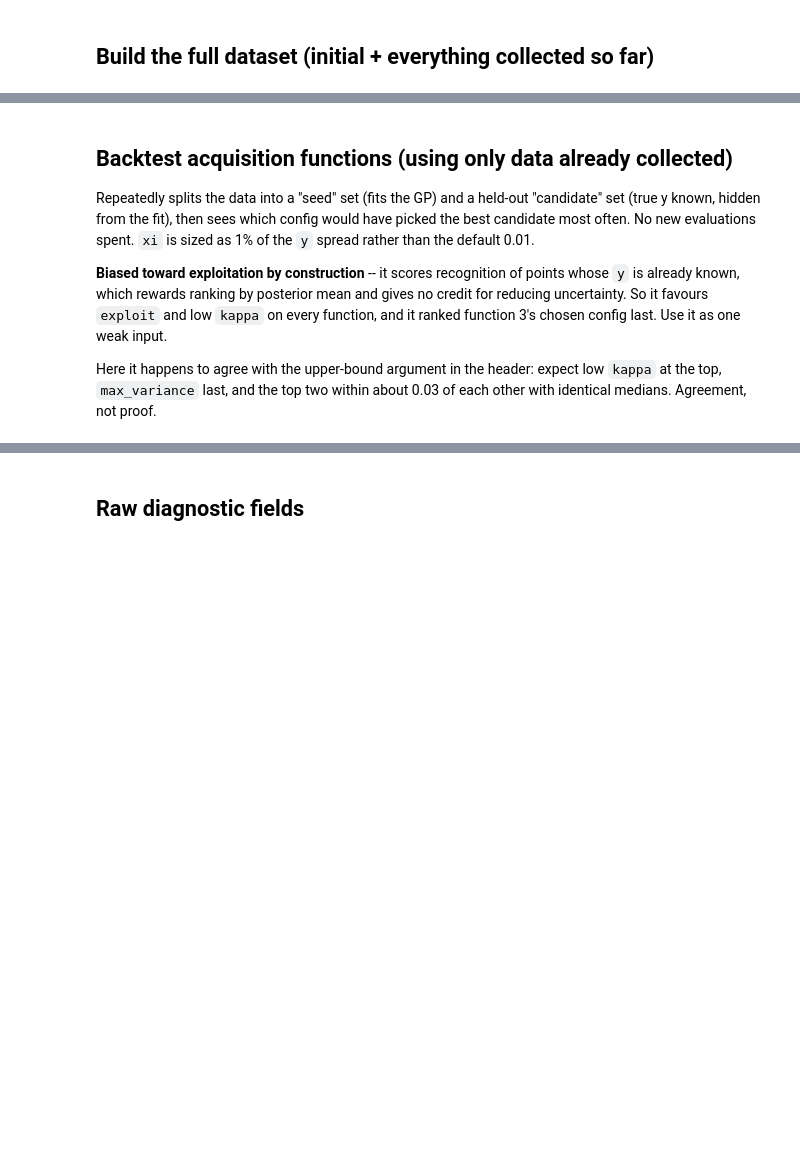
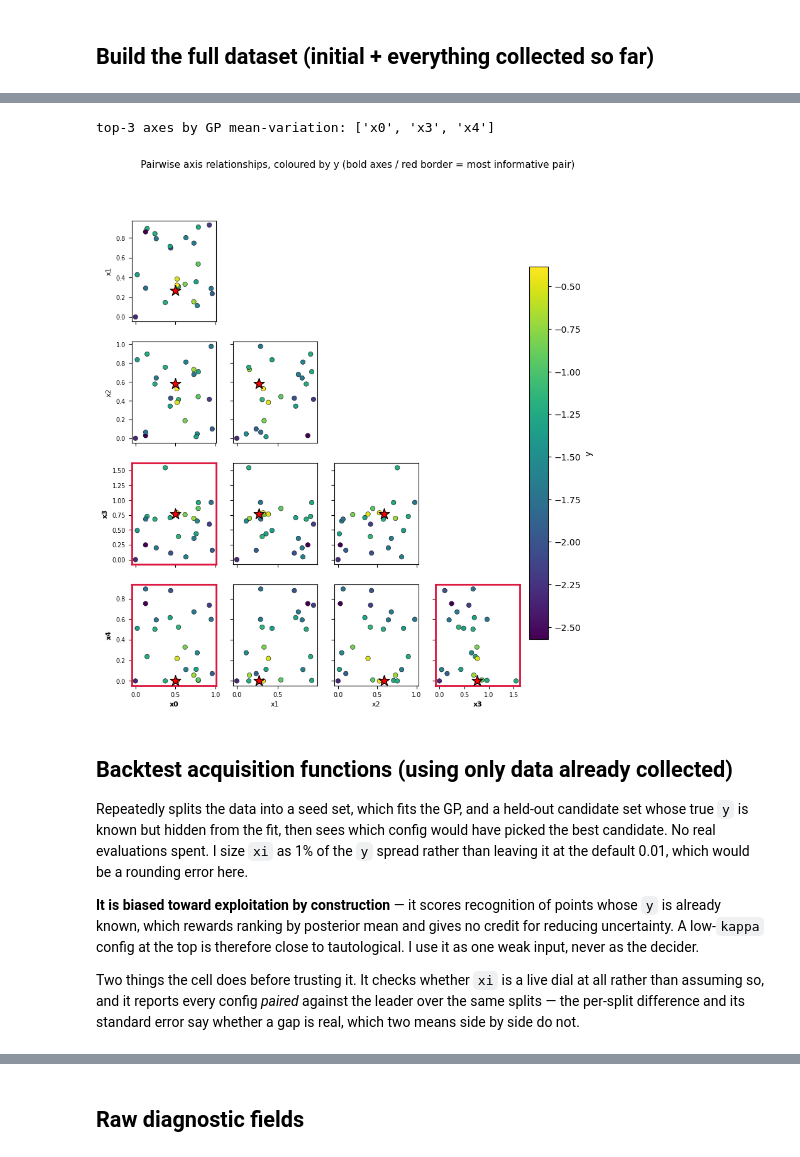
Before and after one commit to nic-gibson/capstone, a Jupyter notebook: function6.ipynb, the cells around one changed output, grey strips where cells are left out. Drawn from its saved outputs; the diff is of its cells as text; code cells hidden in the pictures; blank space fills up the shorter version.

Commit message:
week 5

```diff
--- a/function6.ipynb
+++ b/function6.ipynb
@@ -96,19 +51,15 @@ One observation is recorded, and it is the new best. Clean provenance: the old s
 # %%
-# Append last week's result BEFORE proposing this week's point, e.g.:
+# My collected observations, from weekly_data/function_6/. I run
+# record_results.py before opening this notebook so the results are already
+# there. pending_X holds a proposal with no result yet; it never reaches the
+# model.
 #
-# new_X, new_y = append_observations(new_X, new_y, x_next, the_result_you_got)
+# Provenance of the collected points, oldest first:
+#   - week 2
+#   - week 3 -- x3 went out of domain (1.5454), x4 at the floor
+#   - week 4 -- x4 at the floor again; this one is my new best
 
-new_X = np.array([
-    [0.519691, 0.384667, 0.382026, 0.764661, 0.218558],     # week 2
-    [0.371752, 0.146637, 0.75637, 1.545378, 0.0],
-    [0.497078, 0.264731, 0.582415, 0.764018, 0.      ],          # week 3 -- x4 at the floor
-])
-
-new_y = np.array([
-    -0.5119821356901731,
-    -1.2147961781405971,
-    -0.3861205609344592,
-])
+new_X, new_y, pending_X = load_collected(6, D)
 
 print("observations collected so far:", len(new_y))
 print("latest y: %.6f | best before it: %.6f (change %+.6f)"
@@ -288,11 +317,20 @@ if not flat:
+# %%
+top_spans = list(np.argsort(spans)[::-1][:3])
+print(f"top-3 axes by GP mean-variation: {['x' + str(d) for d in top_spans]}")
+
+plot_pairwise_scatter(X, y, highlight=incumbent, significant_dims=top_spans)
+plt.show()
+# %% [output]
+top-3 axes by GP mean-variation: ['x0', 'x3', 'x4']
+[figure, added]
 # %% [markdown]
 ## Backtest acquisition functions (using only data already collected)
 
-Repeatedly splits the data into a "seed" set (fits the GP) and a held-out "candidate" set (true y known, hidden from the fit), then sees which config would have picked the best candidate most often. No new evaluations spent. `xi` is sized as 1% of the `y` spread rather than the default 0.01.
+Repeatedly splits the data into a seed set, which fits the GP, and a held-out candidate set whose true `y` is known but hidden from the fit, then sees which config would have picked the best candidate. No real evaluations spent. I size `xi` as 1% of the `y` spread rather than leaving it at the default 0.01, which would be a rounding error here.
 
-**Biased toward exploitation by construction** -- it scores recognition of points whose `y` is already known, which rewards ranking by posterior mean and gives no credit for reducing uncertainty. So it favours `exploit` and low `kappa` on every function, and it ranked function 3's chosen config last. Use it as one weak input.
+**It is biased toward exploitation by construction** — it scores recognition of points whose `y` is already known, which rewards ranking by posterior mean and gives no credit for reducing uncertainty. A low-`kappa` config at the top is therefore close to tautological. I use it as one weak input, never as the decider.
 
-Here it happens to agree with the upper-bound argument in the header: expect low `kappa` at the top, `max_variance` last, and the top two within about 0.03 of each other with identical medians. Agreement, not proof.
+Two things the cell does before trusting it. It checks whether `xi` is a live dial at all rather than assuming so, and it reports every config *paired* against the leader over the same splits — the per-split difference and its standard error say whether a gap is real, which two means side by side do not.
 # %%
 xi_raw = 0.01 * (y.max() - y.min())
 backtest_configs = [
```
Also changed, not shown: parts of 25 cells of this notebook, 30 other files.
